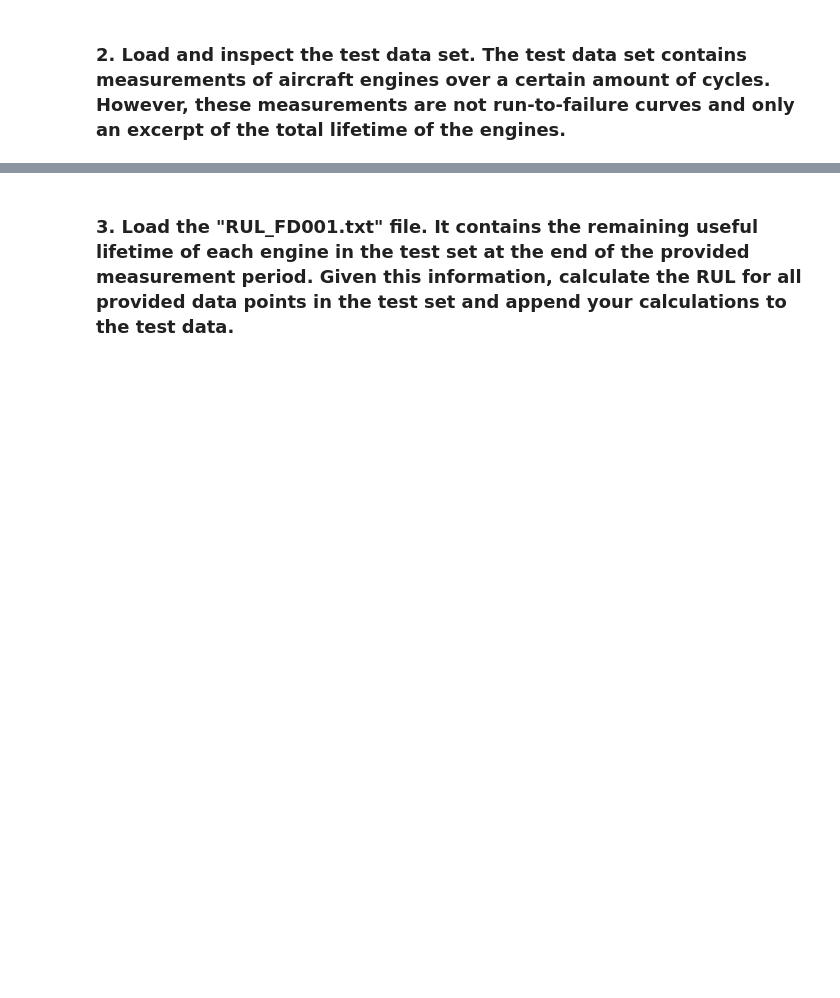
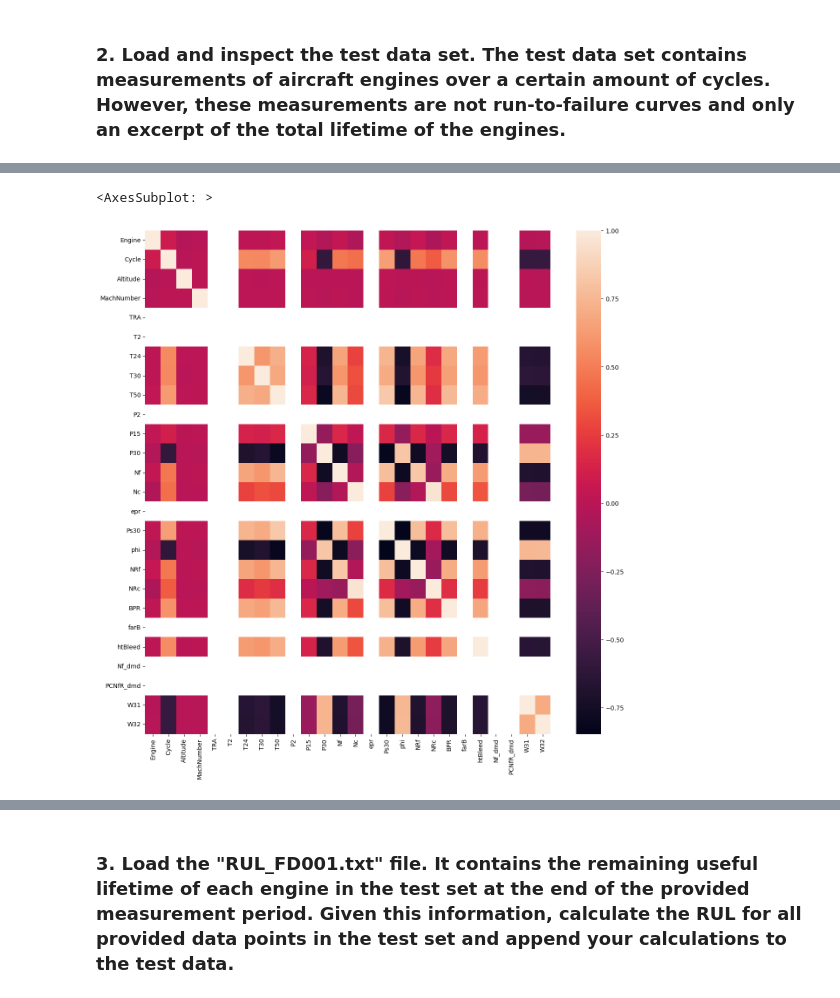
Before and after one commit to isaaclelias/machine-learning-applications, a Jupyter notebook: Modeling_Task.ipynb, the cells around one changed output, grey strips where cells are left out. Cells and saved outputs as stored; diff of their text form; code cells hidden in the pictures; blank space fills up the shorter version.

```diff
--- a/Modeling_Task.ipynb
+++ b/Modeling_Task.ipynb
@@ -20,2 +21,10 @@ import matplotlib.pyplot as plt
 # %% [markdown]
 ### 1. Load the training data, rename columns if you wish to. Calculate the remaining useful lifetime (RUL) of the aircraft engines and append it to the dataframe. (Repetition from the first exercises)
+# %%
+df_train = pd.read_csv("train_FD001.txt", sep=" ", header=None)
+df_train = df_train.drop(columns=[26,27])
+data_header = {0: 'Engine', 1: 'Cycle', 2: 'Altitude', 3: 'MachNumber', 4: 'TRA', 5: 'T2', 6: 'T24', 7: 'T30', 8: 'T50', 9: 'P2', 10: 'P15', 11: 'P30', 12: 'Nf', 13: 'Nc', 14: 'epr', 15: 'Ps30', 16: 'phi', 17: 'NRf',
+               18: 'NRc', 19: 'BPR', 20: 'farB', 21: 'htBleed', 22: 'Nf_dmd', 23: 'PCNfR_dmd', 24: 'W31', 25: 'W32'}
+df_train = df_train.rename(columns=data_header)
+
+df_train.info()
@@ -22,2 +80,12 @@ import matplotlib.pyplot as plt
+# %%
+# calculate maximum cycles per engine
+df_max_cycles = df_train[['Engine', 'Cycle']].groupby(['Engine']).max()
+df_max_cycles = df_max_cycles.rename(columns={'Cycle': 'Max_Cycles'})
+
+# merge the max_cycles value to the dataframe
+df_train = df_train.merge(df_max_cycles, left_on='Engine', right_index=True)
+
+# calculation of remaining useful life
+df_train['RUL'] = df_train['Max_Cycles'] - df_train['Cycle']
 # %% [markdown]
 ### 2. Load and inspect the test data set. The test data set contains measurements of aircraft engines over a certain amount of cycles. However, these measurements are not run-to-failure curves and only an excerpt of the total lifetime of the engines.
@@ -23,0 +107,6 @@ import matplotlib.pyplot as plt
+# %%
+plt.figure(figsize=[15,15])
+sns.heatmap(df_train.corr())
+# %% [output]
+<AxesSubplot: >
+[figure, added]
```
Also changed, not shown: parts of 8 cells of this notebook.
